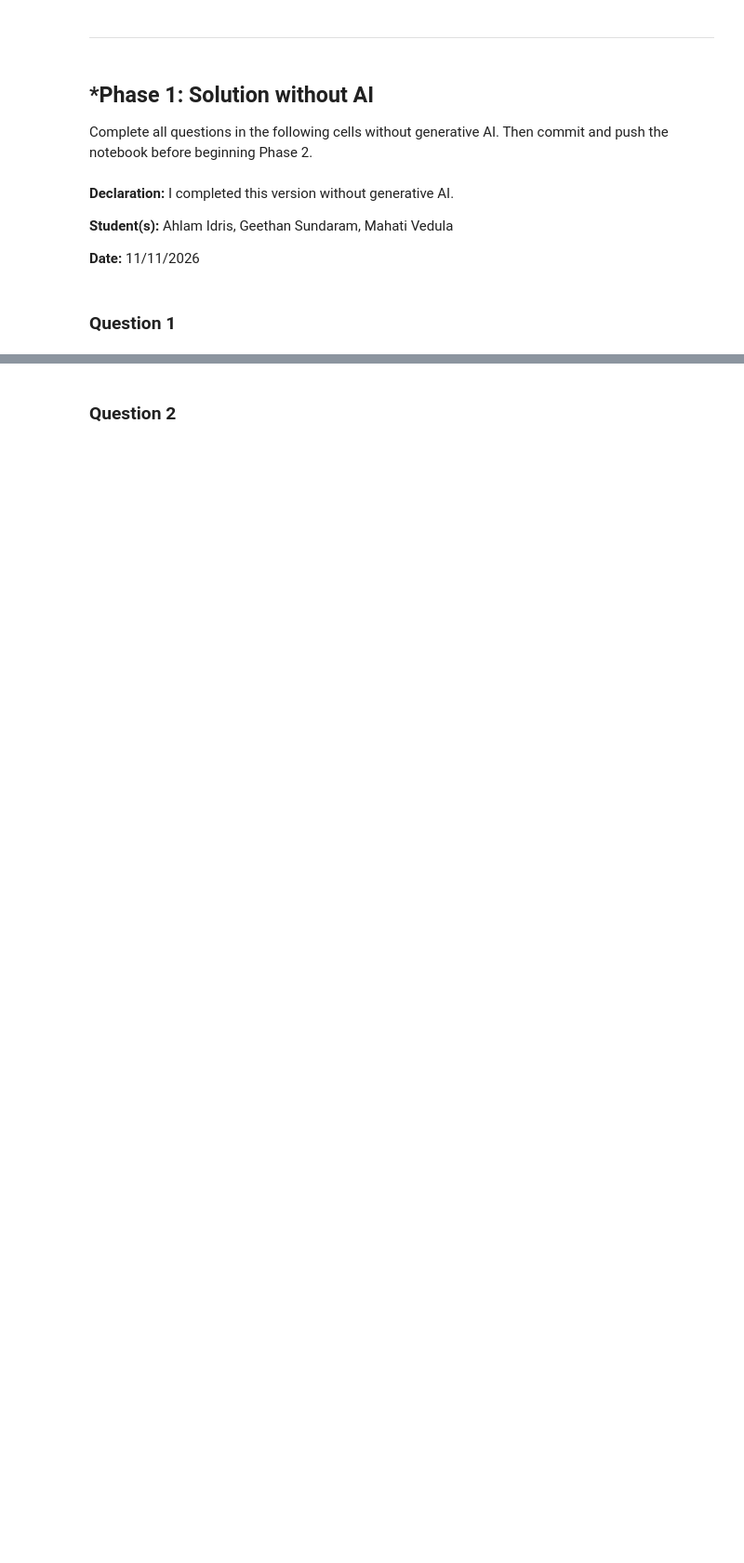
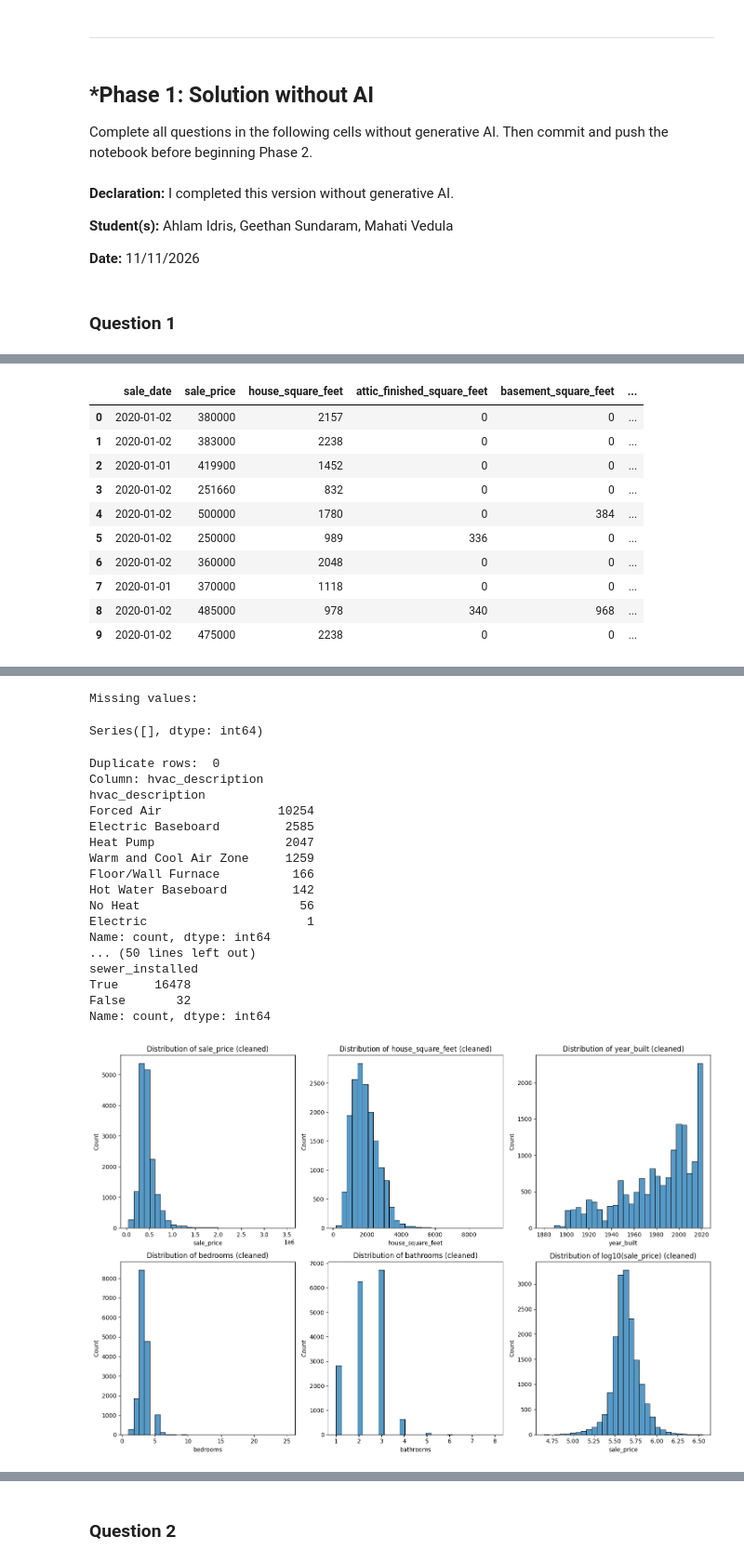
Before and after one commit to mahativedula/L02-hedonic-pricing, a Jupyter notebook: notebook.ipynb, the cells around one changed output, grey strips where cells are left out. Shown at 93% size. Drawn from its saved outputs; the diff is of its cells as text; code cells hidden in the pictures; blank space fills up the shorter version.

```diff
--- a/notebook.ipynb
+++ b/notebook.ipynb
@@ -33,0 +199,45 @@ notebook before beginning Phase 2.
+# %%
+# EDA on cleaned data
+
+print(clean.shape)
+clean.info()
+display(clean.head(n=10))
+display(clean.describe().T)
+print("Missing values: ")
+display(clean.isna().sum()[clean.isna().sum() > 0])
+print("Duplicate rows: ", clean.duplicated().sum())
+
+# Categorical data
+for col in clean.select_dtypes(exclude='number').columns.drop('sale_date'):
+    print(f"Column: {col}")
+    print(clean[col].value_counts(dropna=False))
+
+numeric_cols = ['sale_price', 'house_square_feet', 'year_built', 'bedrooms', 'bathrooms']
+
+# Histograms to show numeric column value distributions
+fig, axes = plt.subplots(2, 3, figsize=(15, 10))
+for i, col in zip(axes.flat, numeric_cols):
+    sns.histplot(clean[col], ax=i, bins=30)
+    i.set_title(f'Distribution of {col} (cleaned)')
+sns.histplot(np.log10(clean['sale_price']), bins=30, ax=axes.flat[-1])
+axes.flat[-1].set_title('Distribution of log10(sale_price) (cleaned)')
+plt.tight_layout()
+plt.show()
+
+# Scatterplots and boxplots to show relationships with sale_price
+fig, axes = plt.subplots(2, 2, figsize=(15, 10))
+sns.scatterplot(data=clean, x='house_square_feet', y='sale_price', alpha=0.3, ax=axes[0, 0])
+sns.boxplot(data=clean, x='bedrooms', y='sale_price', ax=axes[0, 1])
+sns.scatterplot(data=clean, x='year_built', y='sale_price', alpha=0.3, ax=axes[1, 0])
+sns.boxplot(data=clean, x='bathrooms', y='sale_price', ax=axes[1, 1])
+axes[0, 1].set_yscale('log')
+axes[1, 0].set_yscale('log')
+plt.tight_layout()
+plt.show()
+
+# Correlation matrix
+plt.figure(figsize=(10, 8))
+sns.heatmap(clean.select_dtypes('number').corr(), annot=True, fmt='.2f', cmap='coolwarm', center=0)
+plt.title('Correlation Matrix of Numeric Columns (cleaned)')
+plt.show()
+# %% [output]
@@ -33,0 +261,11 @@ notebook before beginning Phase 2.
+|  | sale_date | sale_price | house_square_feet | attic_finished_square_feet | basement_square_feet | ... |
+| 0 | 2020-01-02 | 380000 | 2157 | 0 | 0 | ... |
+| 1 | 2020-01-02 | 383000 | 2238 | 0 | 0 | ... |
+| 2 | 2020-01-01 | 419900 | 1452 | 0 | 0 | ... |
+| 3 | 2020-01-02 | 251660 | 832 | 0 | 0 | ... |
+| 4 | 2020-01-02 | 500000 | 1780 | 0 | 384 | ... |
+| 5 | 2020-01-02 | 250000 | 989 | 336 | 0 | ... |
+| 6 | 2020-01-02 | 360000 | 2048 | 0 | 0 | ... |
+| 7 | 2020-01-01 | 370000 | 1118 | 0 | 0 | ... |
+| 8 | 2020-01-02 | 485000 | 978 | 340 | 968 | ... |
+| 9 | 2020-01-02 | 475000 | 2238 | 0 | 0 | ... |
@@ -33,0 +286,20 @@ notebook before beginning Phase 2.
+Missing values:
+Series([], dtype: int64)
+Duplicate rows:  0
+Column: hvac_description
+hvac_description
+Forced Air                10254
+Electric Baseboard         2585
+Heat Pump                  2047
+Warm and Cool Air Zone     1259
+Floor/Wall Furnace          166
+Hot Water Baseboard         142
+No Heat                      56
+Electric                      1
+Name: count, dtype: int64
+... (50 lines left out)
+sewer_installed
+True     16478
+False       32
+Name: count, dtype: int64
+[figure, added]
```
Also changed, not shown: parts of 10 cells of this notebook, 1 other file.
